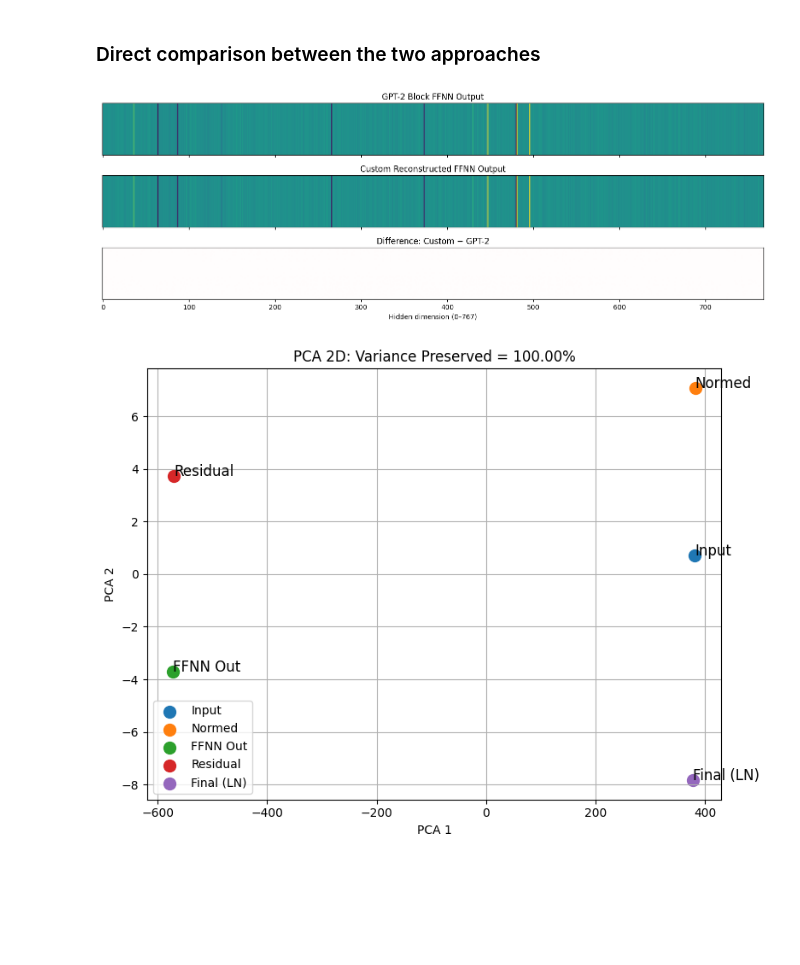
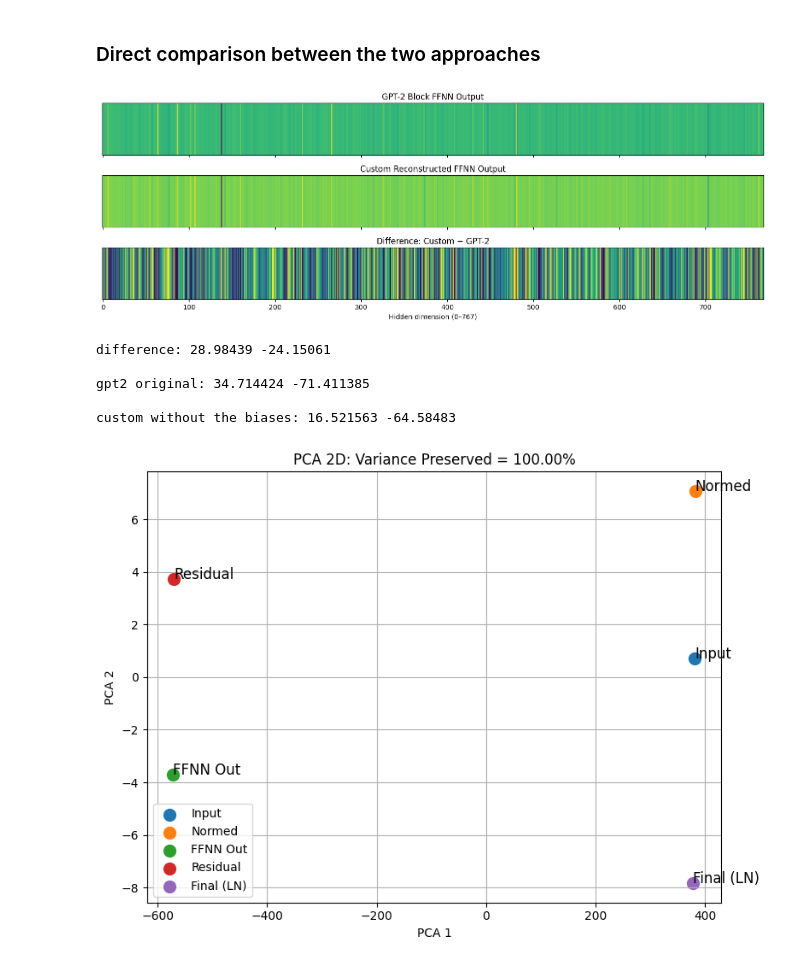
Before and after one commit to AlessandroMiotto/transformers, a Jupyter notebook: neur_net.ipynb, the cells around one changed output. Saved outputs shown, nothing was run; the diff lists cells and outputs as text; code cells hidden in the pictures; blank space fills up the shorter version.

```diff
--- a/neur_net.ipynb
+++ b/neur_net.ipynb
@@ -78,8 +78,10 @@ class GPT2FFNN(nn.Module):
         # Load weights
         self.fc1.weight.data = fc1.weight.T.clone()
         self.fc1.bias.data = fc1.bias.clone()
+        self.fc1.bias.data = torch.zeros_like(fc1.bias)
         self.proj.weight.data = proj.weight.T.clone()
         self.proj.bias.data = proj.bias.clone()
+        self.proj.bias.data = torch.zeros_like(proj.bias)
 
     def forward(self, x):
         return self.proj(self.act(self.fc1(x)))
@@ -300,7 +308,7 @@ block = model.h[layer_idx]
 
 # 2. Input vector (structured or random)
 x = torch.zeros(768)
-x[64:128] = 1.0
+x[64:128] = 0.0001
 x = x.unsqueeze(0)  # shape: [1, 768]
 x_input = x
 
@@ -318,32 +326,41 @@ with torch.no_grad():
     ffnn_out_custom = ffnn_reconstructed(x_normed)
 
 # 6. Difference between the two
 diff = (ffnn_out_custom - ffnn_out_gpt2).squeeze(0).numpy()
 
 # 7. Convert all to numpy for heatmaps
 gpt2_np = ffnn_out_gpt2.squeeze(0).numpy()
 custom_np = ffnn_out_custom.squeeze(0).numpy()
 
 # 8. Plot heatmaps
 fig, axes = plt.subplots(3, 1, figsize=(14, 5), sharex=True)
 
 # Original GPT-2 FFNN
 axes[0].imshow(gpt2_np[np.newaxis, :], cmap='viridis', aspect='auto')
 axes[0].set_title("GPT-2 Block FFNN Output")
 
 # Reconstructed FFNN
 axes[1].imshow(custom_np[np.newaxis, :], cmap='viridis', aspect='auto')
 axes[1].set_title("Custom Reconstructed FFNN Output")
 
 # Difference
-axes[2].imshow(diff[np.newaxis, :], cmap='seismic', aspect='auto', vmin=-1, vmax=1)
+axes[2].imshow(diff[np.newaxis, :], cmap='viridis', aspect='auto', vmin=-1, vmax=1)
 axes[2].set_title("Difference: Custom − GPT-2")
 axes[2].set_xlabel("Hidden dimension (0–767)")
 
 for ax in axes:
     ax.set_yticks([])
 
 plt.tight_layout()
 plt.show()
+
+print("difference:", max(diff), min(diff), "\n")
+print("gpt2 original:", max(gpt2_np),  min(gpt2_np), "\n")
+print("custom without the biases:", max(custom_np),  min(custom_np), "\n")
 # %% [output]
-[figure, old version]
+[figure, new version]
+difference: 28.98439 -24.15061
+
+gpt2 original: 34.714424 -71.411385
+
+custom without the biases: 16.521563 -64.58483
```
Also changed, not shown: parts of 12 cells of this notebook.
